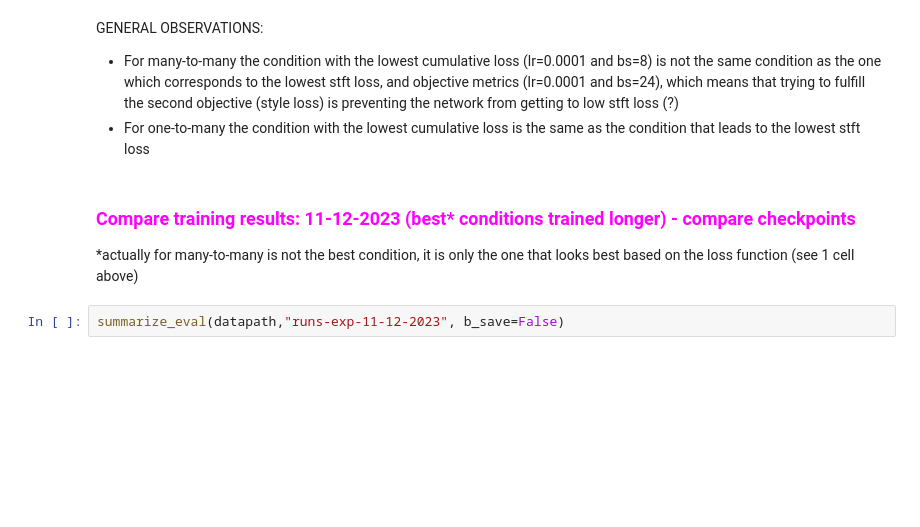
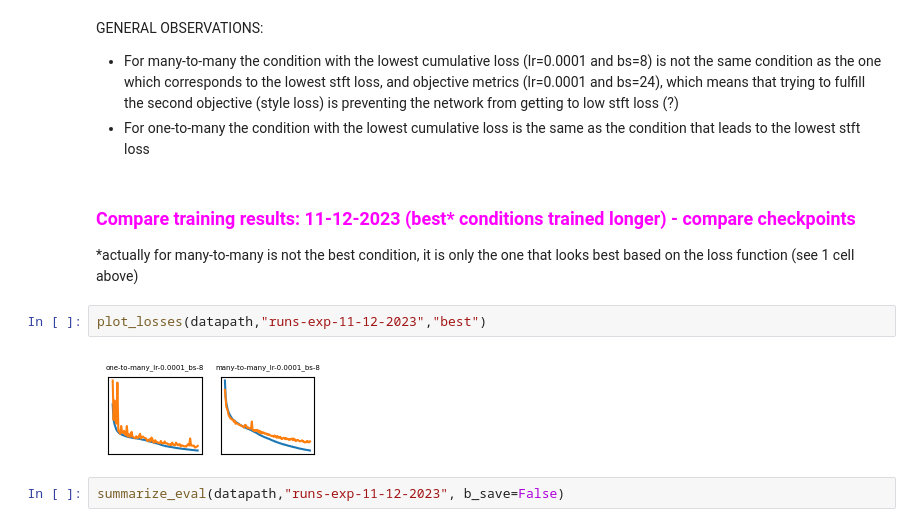
Before and after one commit to joaluba/reverb-match-cond-u-net, a Jupyter notebook: notebooks/exp_log.ipynb, the cells around one changed output. Cells and saved outputs as stored; diff of their text form; blank space fills up the shorter version.

```diff
--- a/notebooks/exp_log.ipynb
+++ b/notebooks/exp_log.ipynb
@@ -91,6 +117,10 @@ GENERAL OBSERVATIONS:
 *actually for many-to-many is not the best condition, it is only the one that looks best based on the loss function (see 1 cell above)
 
  </font>
+# %%
+plot_losses(datapath,"runs-exp-11-12-2023","best")
+# %% [output]
+[figure, added]
 # %%
 summarize_eval(datapath,"runs-exp-11-12-2023", b_save=False)
 # %% [output]
```
Also changed, not shown: parts of 11 cells of this notebook, 9 other files.
